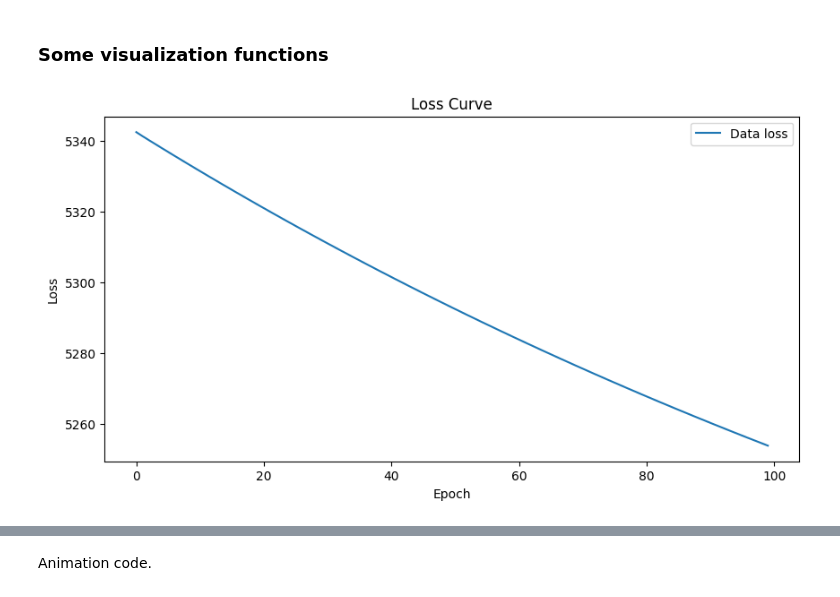
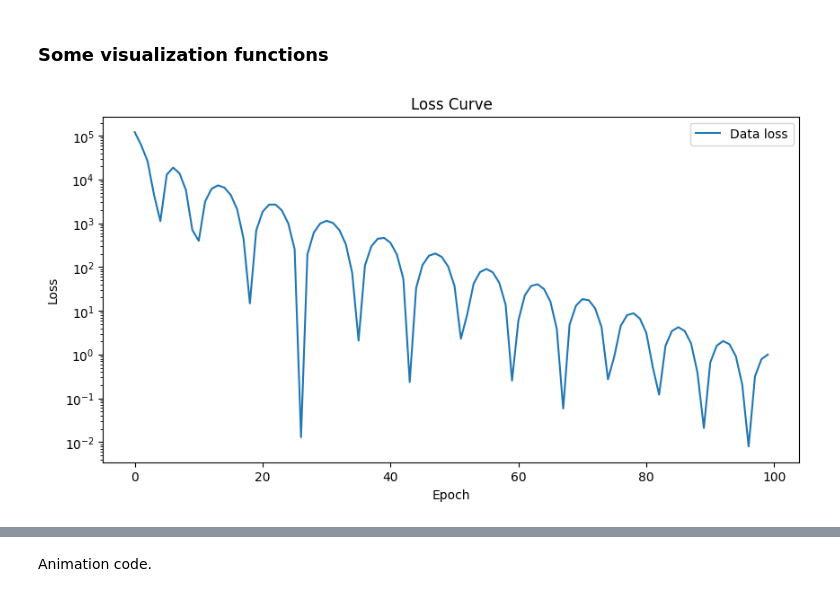
Before and after one commit to jamesterryxu/dsa-2024, a Jupyter notebook: python/gns_colab_jx.ipynb, the cells around one changed output, grey strips where cells are left out. Drawn from its saved outputs; the diff is of its cells as text; code cells hidden in the pictures.

```diff
--- a/python/gns_colab_jx.ipynb
+++ b/python/gns_colab_jx.ipynb
@@ -629,7 +665,7 @@ def plot_loss_curves(loss_tuple):
   fig, ax = plt.subplots(figsize=(10,5))
 
   # Plotting the loss curve
-  ax.plot(epochs, loss, linestyle='-',label='Data loss')
+  ax.semilogy(epochs, loss, linestyle='-',label='Data loss')
 
   # Adding title and labels
   ax.set_title('Loss Curve')
@@ -641,7 +677,8 @@ def plot_loss_curves(loss_tuple):
 
   # Displaying the plot
   plt.show()
-# %%
-plot_loss_curves(loss_tuple=train_loss_data_list)
-# %% [output]
-[figure, removed]
+# %%
+# plot_loss_curves(loss_tuple=train_loss_data_list)
+plot_loss_curves(loss_tuple=train_loss_pde_list)
+# %% [output]
+[figure, added]
```
Also changed, not shown: parts of 9 cells of this notebook.
